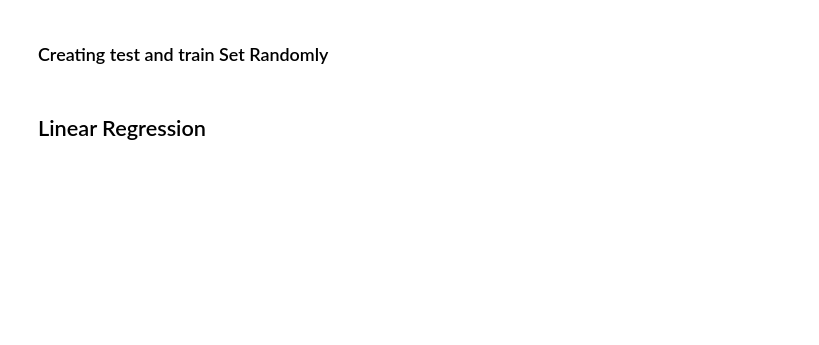
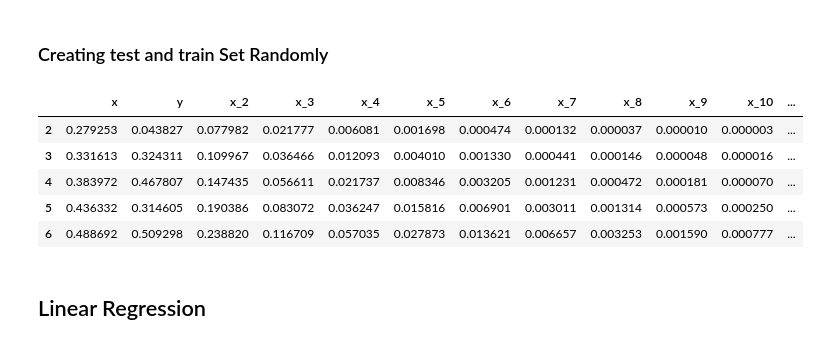
Before and after one commit to JapiKredi/EDA_library, a Jupyter notebook: Ridge_and_Lasso_Implementation.ipynb, the cells around one changed output. Drawn from its saved outputs; the diff is of its cells as text; code cells hidden in the pictures; blank space fills up the shorter version.

```diff
--- a/Ridge_and_Lasso_Implementation.ipynb
+++ b/Ridge_and_Lasso_Implementation.ipynb
@@ -100,6 +105,15 @@ train=data[data['randNumCol']<=3]
 test=data[data['randNumCol']>3]
 train = train.drop('randNumCol', axis=1)
 test = test.drop('randNumCol', axis=1)
+# %%
+train.head()
+# %% [output]
+|  | x | y | x_2 | x_3 | x_4 | x_5 | x_6 | x_7 | x_8 | x_9 | x_10 | ... |
+| 2 | 0.279253 | 0.043827 | 0.077982 | 0.021777 | 0.006081 | 0.001698 | 0.000474 | 0.000132 | 0.000037 | 0.000010 | 0.000003 | ... |
+| 3 | 0.331613 | 0.324311 | 0.109967 | 0.036466 | 0.012093 | 0.004010 | 0.001330 | 0.000441 | 0.000146 | 0.000048 | 0.000016 | ... |
+| 4 | 0.383972 | 0.467807 | 0.147435 | 0.056611 | 0.021737 | 0.008346 | 0.003205 | 0.001231 | 0.000472 | 0.000181 | 0.000070 | ... |
+| 5 | 0.436332 | 0.314605 | 0.190386 | 0.083072 | 0.036247 | 0.015816 | 0.006901 | 0.003011 | 0.001314 | 0.000573 | 0.000250 | ... |
+| 6 | 0.488692 | 0.509298 | 0.238820 | 0.116709 | 0.057035 | 0.027873 | 0.013621 | 0.006657 | 0.003253 | 0.001590 | 0.000777 | ... |
 # %% [markdown]
 ## Linear Regression
 # %%
```
Also changed, not shown: parts of 7 cells of this notebook.
